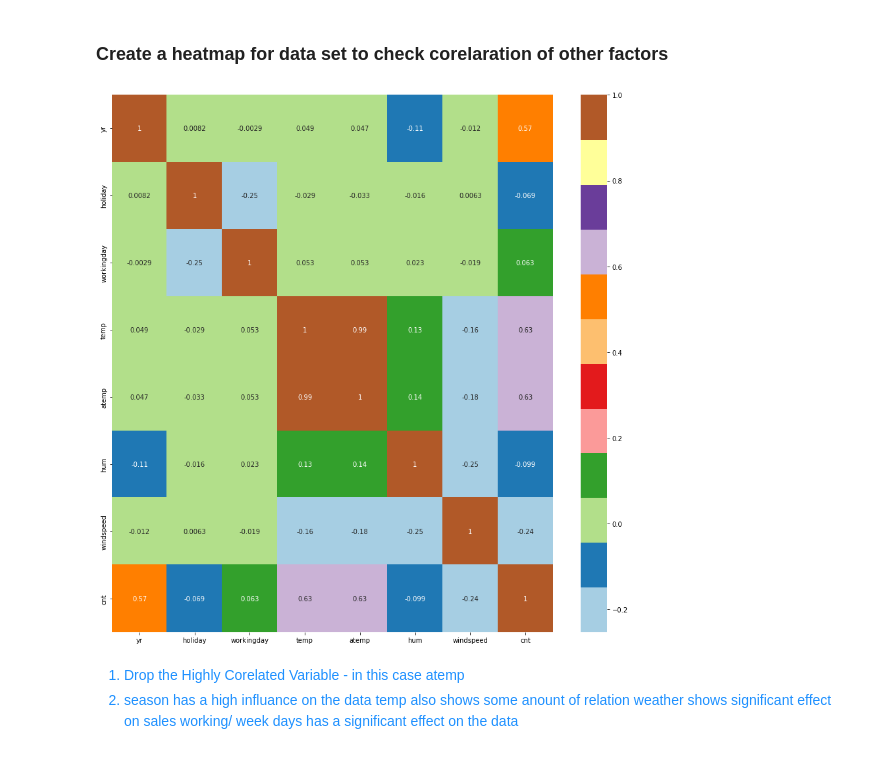
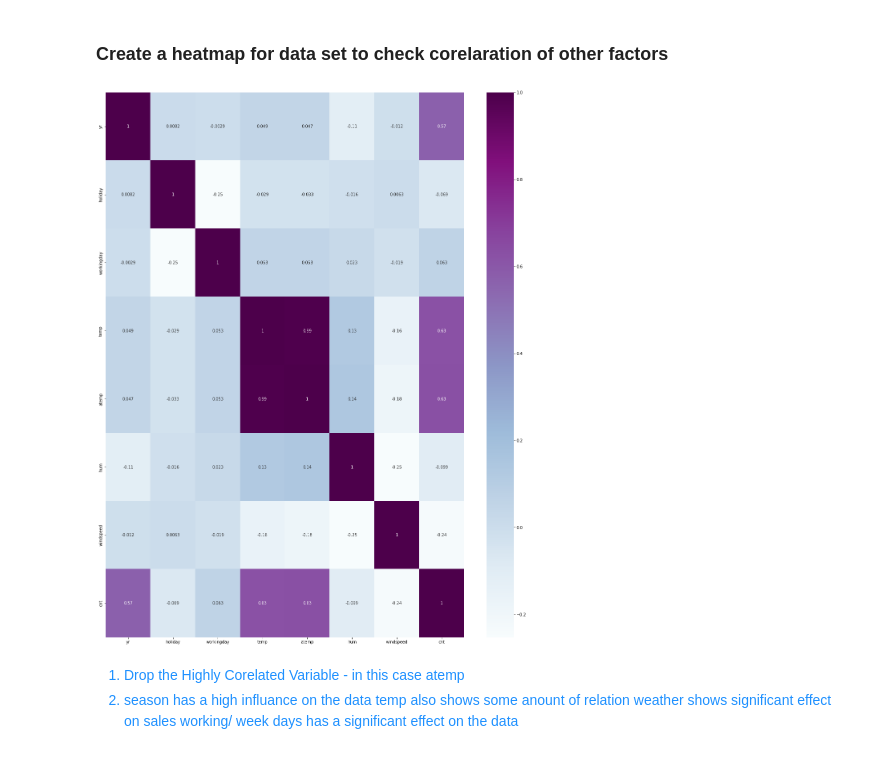
Before and after one commit to taruj/BikeSharing_Assignment, a Jupyter notebook: BikeSharing_Assignment.ipynb, the cells around one changed output. Cells and saved outputs as stored; diff of their text form; code cells hidden in the pictures.

```diff
--- a/BikeSharing_Assignment.ipynb
+++ b/BikeSharing_Assignment.ipynb
@@ -362,11 +362,11 @@ temp (Temprature) is one of the key factor that influences the cnt (count of rid
 # %% [markdown]
 ### Create a heatmap for data set to check corelaration of other factors
 # %%
-plt.figure(figsize=(15,15))
-sns.heatmap(bike_data.corr(), cmap = "Paired", annot = True)
+plt.figure(figsize=(20,25))
+sns.heatmap(bike_data.corr(), cmap = "BuPu", annot = True)
 plt.show()
 # %% [output]
-[figure, old version]
+[figure, new version]
 # %% [markdown]
 <font color="dodgerblue">
 
```
Also changed, not shown: parts of 42 cells of this notebook.
